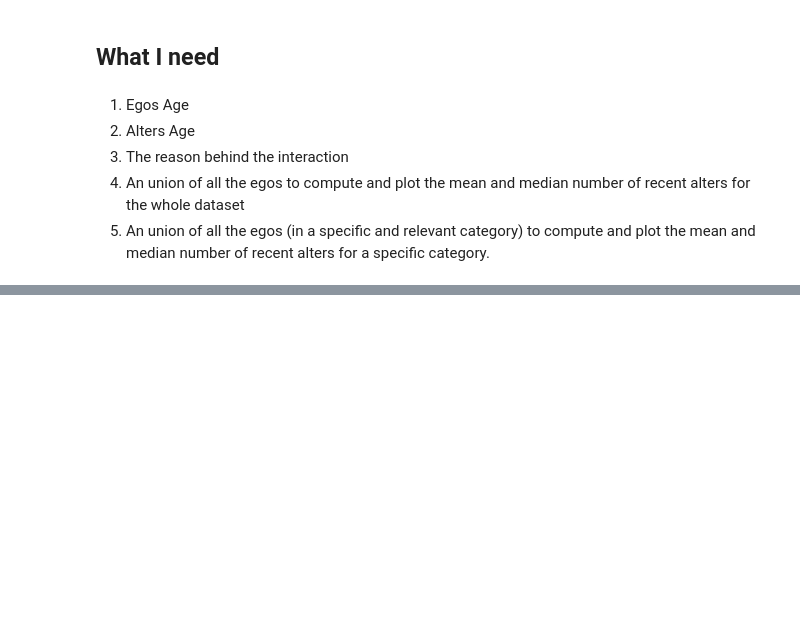
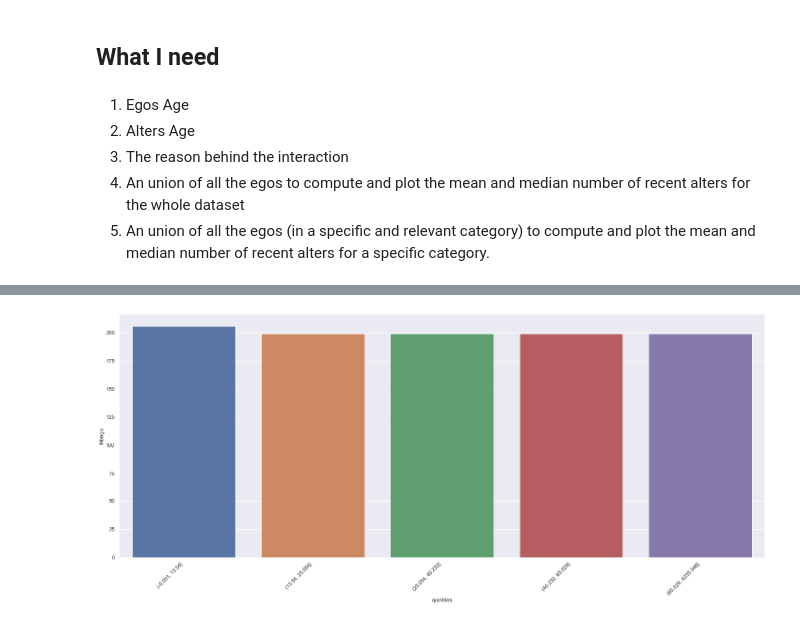
Before and after one commit to HyperionSuperNova/Algopol, a Jupyter notebook: Notebook_link_dynamics.ipynb, the cells around one changed output, grey strips where cells are left out. Saved outputs shown, nothing was run; the diff lists cells and outputs as text; code cells hidden in the pictures; blank space fills up the shorter version.

Commit message:
plot of means of recent alters for all egos rounding the means, plot of quintiles of means

```diff
--- a/Notebook_link_dynamics.ipynb
+++ b/Notebook_link_dynamics.ipynb
@@ -24,0 +94,13 @@ This notebook will try to analyze recently created links (less than one year) ba
+# %%
+df_pd = df_pd.groupby('path').agg(Alter_count_mean=('AlterCount','mean')).reset_index()
+# %%
+df_pd = df_pd.groupby('Alter_count_mean').agg(Nbego=('Alter_count_mean','count')).reset_index()
+# %%
+df_pd['quintiles'] = pd.qcut(df_pd['Alter_count_mean'], 5)
+# %%
+newdf = df_pd[['quintiles','Nbego']].groupby('quintiles').sum().reset_index()
+# %%
+g = sns.catplot(x="quintiles", y="Nbego",data=newdf, kind="bar", height=8, aspect=20/8)
+g = g.set_xticklabels(g.ax.get_xticklabels(), rotation=45, ha="right")
+# %% [output]
+[figure, added]
```
Also changed, not shown: parts of 14 cells of this notebook.
